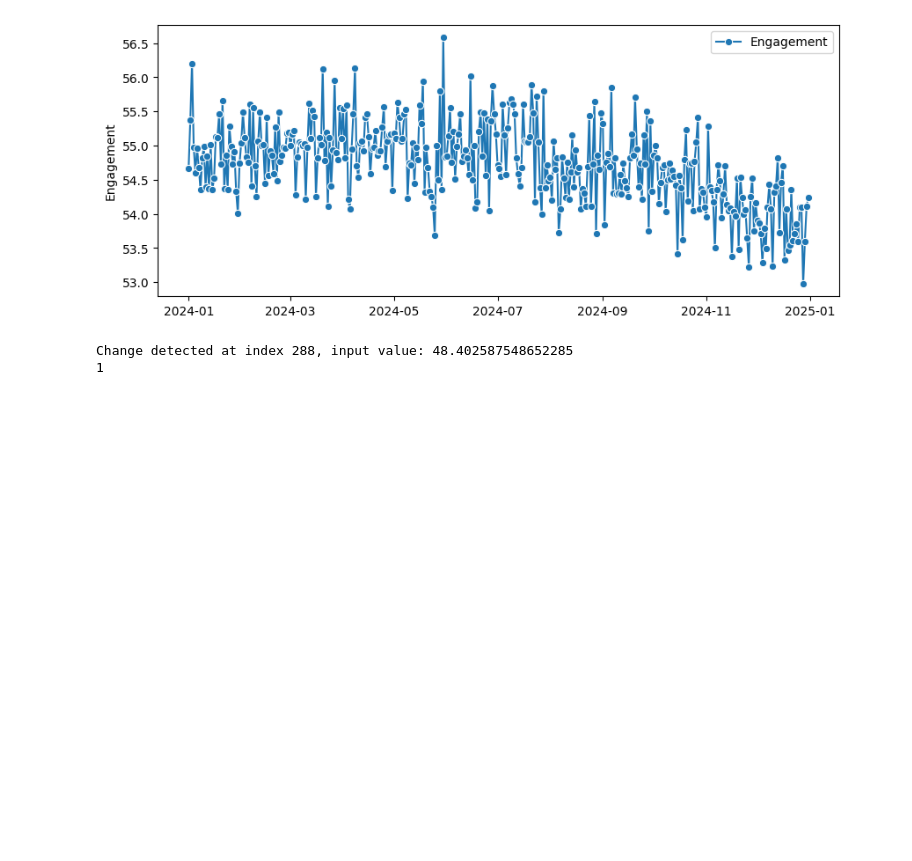
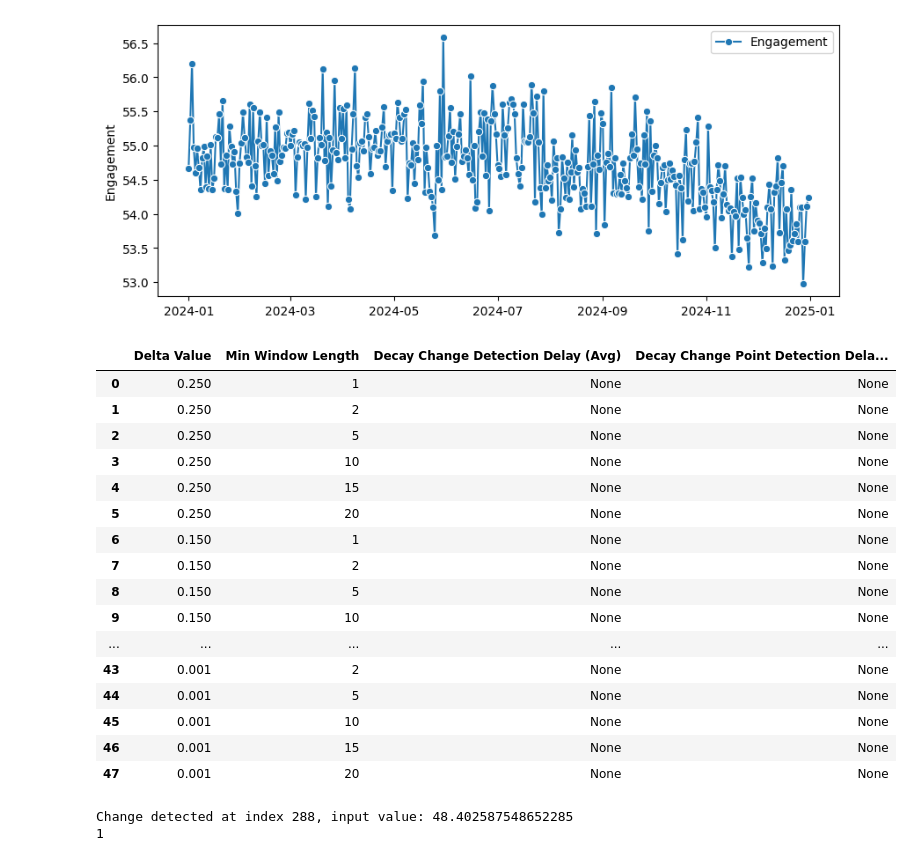
Before and after one commit to danieltabach/Drift-Detection, a Jupyter notebook: Victor Models/adwin.ipynb, the cells around one changed output. Cells and saved outputs as stored; diff of their text form; code cells hidden in the pictures; blank space fills up the shorter version.

Commit message:
Updating ADWIN to tune hyperparameters

```diff
--- a/Victor Models/adwin.ipynb
+++ b/Victor Models/adwin.ipynb
@@ -20,22 +20,23 @@ time_b_normal_df = pd.read_csv(file_time_b_normal)
 time_b_growth_df = pd.read_csv(file_time_b_growth)
 # %%
 time_a_df.drop(columns=['Unnamed: 0'],inplace=True)
+time_a_df['Date'] = pd.to_datetime(time_a_df['Date'], format='%Y-%m-%d')
 time_b_decay_df.drop(columns=['Unnamed: 0'],inplace=True)
-time_a_df['Date'] = pd.to_datetime(time_a_df['Date'], format='%Y-%m-%d')
+time_b_normal_df.drop(columns=['Unnamed: 0'],inplace=True)
+time_b_growth_df.drop(columns=['Unnamed: 0'],inplace=True)
 time_b_decay_df['Date'] = pd.to_datetime(time_b_decay_df['Date'], format='%Y-%m-%d')
+time_b_normal_df['Date'] = pd.to_datetime(time_b_normal_df['Date'], format='%Y-%m-%d')
+time_b_growth_df['Date'] = pd.to_datetime(time_b_growth_df['Date'], format='%Y-%m-%d')
 # %%
 date = np.unique(time_a_df['Date']).astype('datetime64[D]')
 
 engagement = time_a_df['Engagement']
 ctr = time_a_df['CTR']
 all_data_decay = pd.concat([time_a_df,time_b_decay_df],axis=0)
+all_data_growth = pd.concat([time_a_df,time_b_growth_df],axis=0)
+all_data_normal = pd.concat([time_a_df,time_b_normal_df],axis=0)
 
 
-all_ctr = all_data_decay['CTR']
-all_engagement = all_data_decay['Engagement']
-
-avg_ctr = all_data_decay.groupby('Date')['CTR'].mean()
-avg_engagement = all_data_decay.groupby('Date')['Engagement'].mean()
 
 #Launch date for the product
 product_launch_date = np.max(np.unique(time_a_df['Date']).astype('datetime64[D]'))
@@ -42,6 +51,10 @@ product_launch_date = np.max(np.unique(time_a_df['Date']).astype('datetime64[D]'
 # %%
 def delay_calculator(product_launch_date, change_points):
-    earliest_detection = min([val[0] for val in change_points])
-    delay = earliest_detection - product_launch_date
+    product_launch_date = pd.Timestamp(product_launch_date)
+    dates_after_launch = [val[0] for val in change_points if val[0] > product_launch_date]
+    if dates_after_launch:
+        delay = min(dates_after_launch) - product_launch_date
+    else:
+        delay=None
     return delay
 # %%
@@ -131,4 +132,44 @@ sns.lineplot(x=all_dates, y=avg_engagement, marker="o", label="Engagement")
 # %% [output]
 <Axes: ylabel='Engagement'>
 [figure]
+# %%
+delta_range = [.25, .15, .05, .02, .01, .005, .002, .001]
+min_window_length_range = [1,2,5,10,15,20]
+return_list = []
+
+for delta_val in delta_range:
+    for min_window_length_val in min_window_length_range:
+        adwin = drift.ADWIN(delta = delta_val, # significance value
+                            clock=1, # how often ADWIN should check for changes
+                            min_window_length=min_window_length_val, #Min length allowerd when checking concept drift, smaller may decrease delay but lead to false positives
+                            grace_period=0) #when to start looking
+        change_points_avg_decay, change_points_median_decay, delay_avg_decay, delay_avg_decay = adwin_tests(adwin, all_data_decay, 'Engagement')
+        change_points_avg_growth, change_points_median_growth, delay_avg_growth, delay_avg_growth = adwin_tests(adwin, all_data_growth, 'Engagement')
+        change_points_avg_decay, change_points_median_decay, delay_avg_decay, delay_avg_decay = adwin_tests(adwin, all_data_normal, 'Engagement')
+        return_list.append({"Delta Value": delta_val,
+                            "Min Window Length": min_window_length_val,
+                            "Decay Change Detection Delay (Avg)": delay_avg_decay,
+                            "Decay Change Point Detection Delay (Median)": delay_avg_decay})
+
+
+hyperparameter_tuning = pd.DataFrame(return_list)
+hyperparameter_tuning
+# %% [output]
+|  | Delta Value | Min Window Length | Decay Change Detection Delay (Avg) | Decay Change Point Detection Dela... |
+| 0 | 0.250 | 1 | None | None |
+| 1 | 0.250 | 2 | None | None |
+| 2 | 0.250 | 5 | None | None |
+| 3 | 0.250 | 10 | None | None |
+| 4 | 0.250 | 15 | None | None |
+| 5 | 0.250 | 20 | None | None |
+| 6 | 0.150 | 1 | None | None |
+| 7 | 0.150 | 2 | None | None |
+| 8 | 0.150 | 5 | None | None |
+| 9 | 0.150 | 10 | None | None |
+| ... | ... | ... | ... | ... |
+| 43 | 0.001 | 2 | None | None |
+| 44 | 0.001 | 5 | None | None |
+| 45 | 0.001 | 10 | None | None |
+| 46 | 0.001 | 15 | None | None |
+| 47 | 0.001 | 20 | None | None |
 # %%
```
Also changed, not shown: parts of 6 cells of this notebook.
